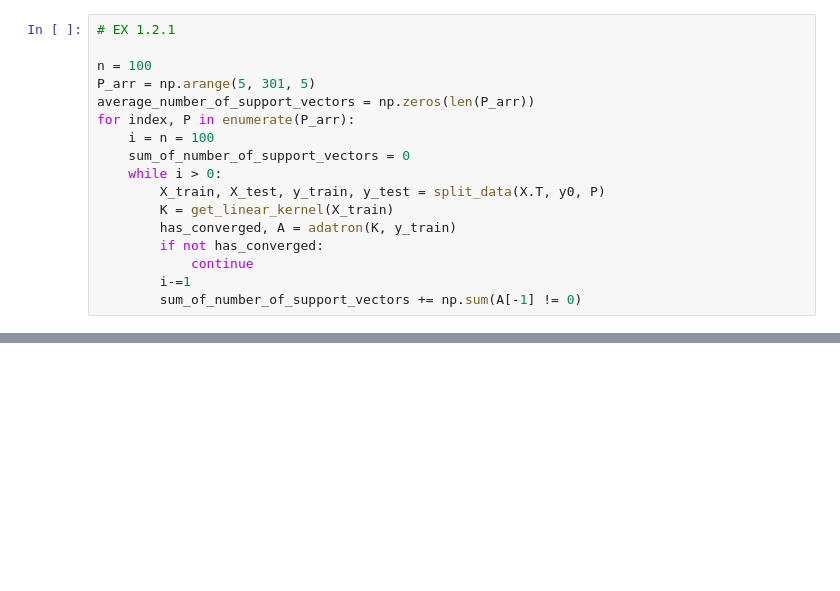
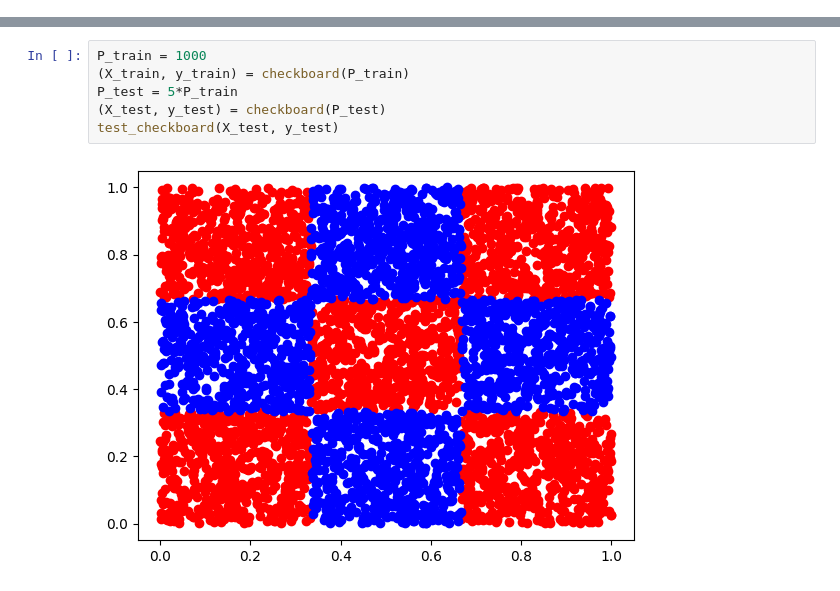
Before and after one commit to Hadartalisr/NeuralLearning, a Jupyter notebook: Ex2/Ex2.ipynb, the cells around one changed output, grey strips where cells are left out. Saved outputs shown, nothing was run; the diff lists cells and outputs as text; blank space fills up the shorter version.

```diff
--- a/Ex2/Ex2.ipynb
+++ b/Ex2/Ex2.ipynb
@@ -83,17 +152,0 @@ def get_linear_kernel(X_train):
-# %%
-# EX 1.2.1
-
-n = 100
-P_arr = np.arange(5, 301, 5)
-average_number_of_support_vectors = np.zeros(len(P_arr))
-for index, P in enumerate(P_arr):
-    i = n = 100
-    sum_of_number_of_support_vectors = 0
-    while i > 0:
-        X_train, X_test, y_train, y_test = split_data(X.T, y0, P)
-        K = get_linear_kernel(X_train)
-        has_converged, A = adatron(K, y_train)
-        if not has_converged:
-            continue
-        i-=1
-        sum_of_number_of_support_vectors += np.sum(A[-1] != 0)
@@ -113,2 +197,10 @@ def test_checkboard():
    scatter(x[0,y==-1.],x[1,y==-1.],c='r')
    scatter(x[0,y==1.],x[1,y==1.],c='b')
+# %%
+P_train = 1000
+(X_train, y_train) = checkboard(P_train)
+P_test = 5*P_train
+(X_test, y_test) = checkboard(P_test)
+test_checkboard(X_test, y_test)
+# %% [output]
+[figure, added]
```
Also changed, not shown: parts of 8 cells of this notebook, 1 other file.
